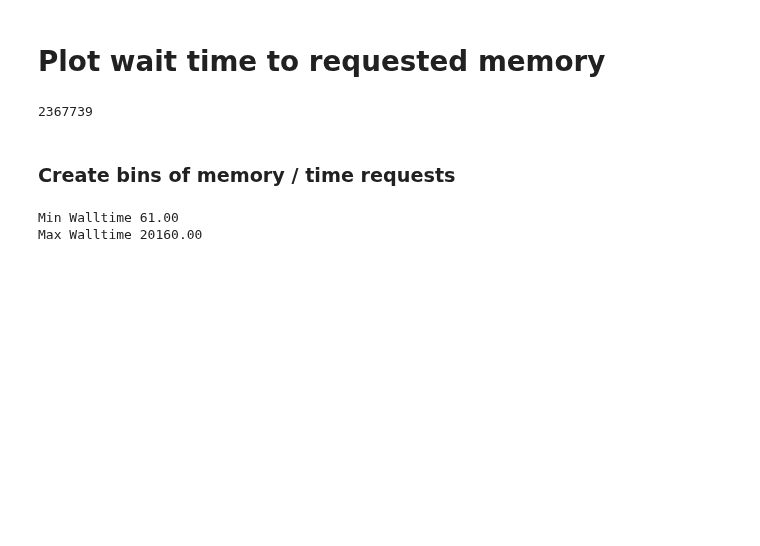
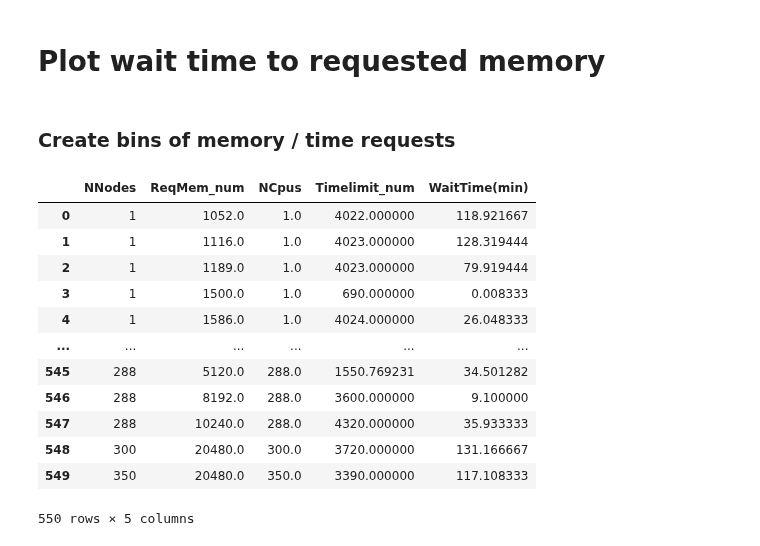
Before and after one commit to vanderbiltscl/SpeculativeScheduling, a Jupyter notebook: iSBatch_v1.0/accre_resource_requirements.ipynb, the cells around one changed output. Drawn from its saved outputs; the diff is of its cells as text; code cells hidden in the pictures; blank space fills up the shorter version.

```diff
--- a/iSBatch_v1.0/accre_resource_requirements.ipynb
+++ b/iSBatch_v1.0/accre_resource_requirements.ipynb
@@ -68,0 +61,6 @@ df.head()
+# %%
+# only keep entries that ran over 10 minutes
+df = df[df.Timelimit_num > 10]
+# only keep entries that request over 1 GB
+df = df[df.ReqMem_num > 1024]
+len(df)
@@ -69,18 +110,21 @@ df.head()
 # %% [markdown]
 # Plot wait time to requested memory
-# %%
-# only keep entries that ran over one hour
-df = df[df.Timelimit_num > 3600]
-# only keep entries that request over 1 GB
-df = df[df.ReqMem_num > 1024]
-len(df)
-# %% [output]
-2367739
 # %% [markdown]
 ### Create bins of memory / time requests
-# %%
-print("Min Walltime %.2f" %(df["Timelimit_num"].min()/60))
-print("Max Walltime %.2f" %(df["Timelimit_num"].max()/60))
-# %% [output]
-Min Walltime 61.00
-Max Walltime 20160.00
+# %%
+df_mean = df.groupby(['NNodes', 'ReqMem_num']).mean().reset_index()
+df_mean
+# %% [output]
+|  | NNodes | ReqMem_num | NCpus | Timelimit_num | WaitTime(min) |
+| 0 | 1 | 1052.0 | 1.0 | 4022.000000 | 118.921667 |
+| 1 | 1 | 1116.0 | 1.0 | 4023.000000 | 128.319444 |
+| 2 | 1 | 1189.0 | 1.0 | 4023.000000 | 79.919444 |
+| 3 | 1 | 1500.0 | 1.0 | 690.000000 | 0.008333 |
+| 4 | 1 | 1586.0 | 1.0 | 4024.000000 | 26.048333 |
+| ... | ... | ... | ... | ... | ... |
+| 545 | 288 | 5120.0 | 288.0 | 1550.769231 | 34.501282 |
+| 546 | 288 | 8192.0 | 288.0 | 3600.000000 | 9.100000 |
+| 547 | 288 | 10240.0 | 288.0 | 4320.000000 | 35.933333 |
+| 548 | 300 | 20480.0 | 300.0 | 3720.000000 | 131.166667 |
+| 549 | 350 | 20480.0 | 350.0 | 3390.000000 | 117.108333 |
+550 rows × 5 columns
```
Also changed, not shown: parts of 20 cells of this notebook.
